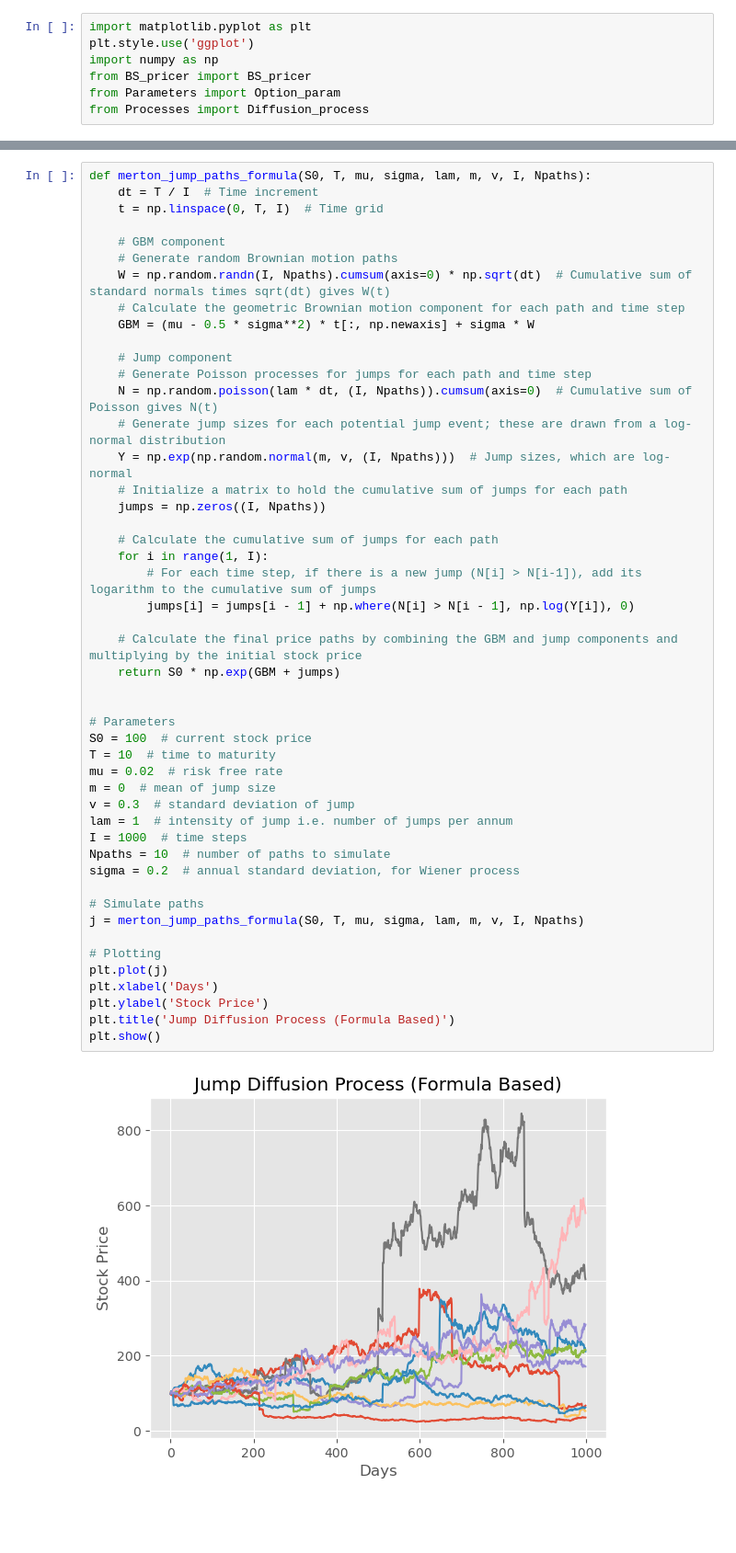
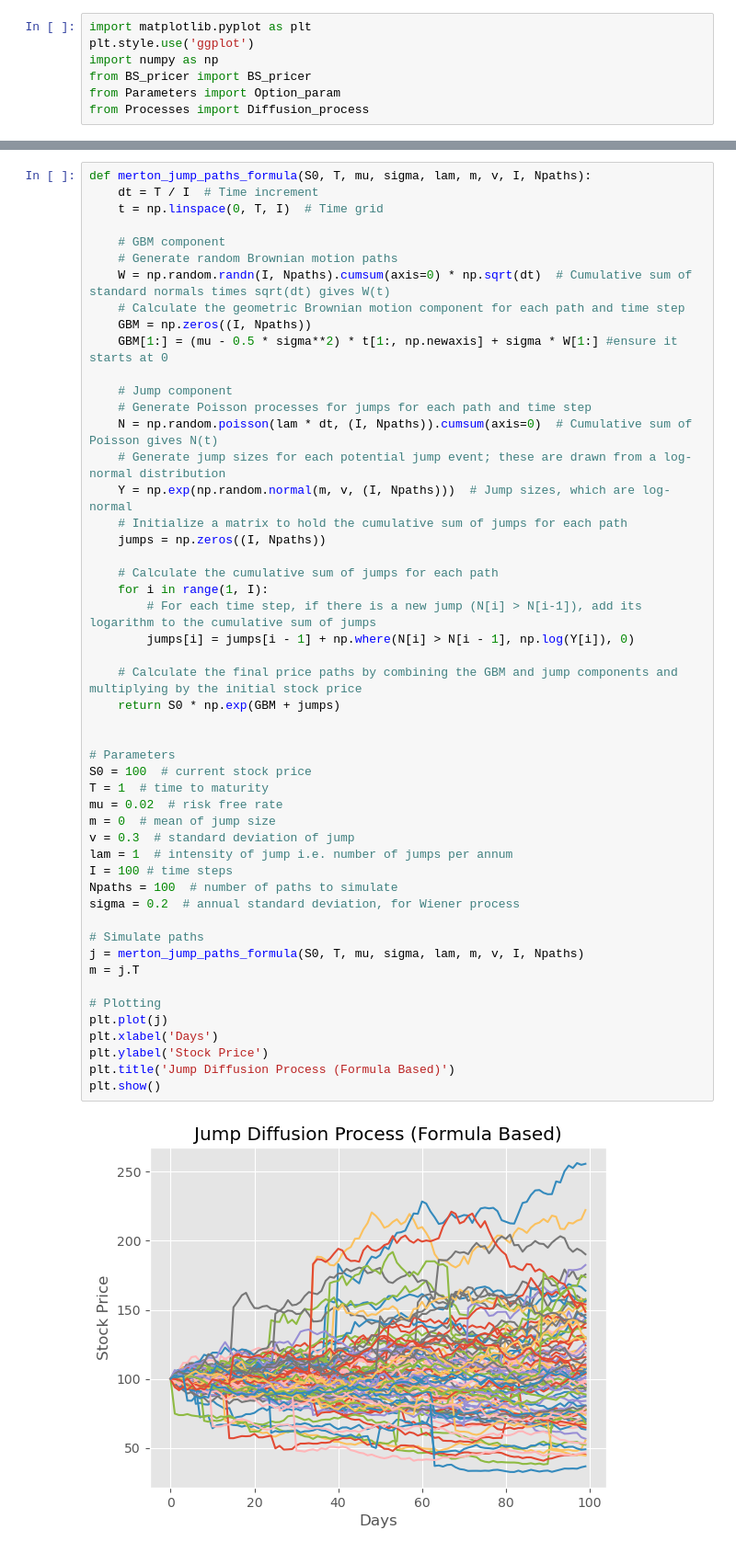
Before and after one commit to lxg969/Monte-Carlo-Seminar1, a Jupyter notebook: idk.ipynb, the cells around one changed output, grey strips where cells are left out. Shown at 92% size. Saved outputs shown, nothing was run; the diff lists cells and outputs as text; blank space fills up the shorter version.

```diff
--- a/idk.ipynb
+++ b/idk.ipynb
@@ -20,7 +20,8 @@ def merton_jump_paths_formula(S0, T, mu, sigma, lam, m, v, I, Npaths):
     # Generate random Brownian motion paths
     W = np.random.randn(I, Npaths).cumsum(axis=0) * np.sqrt(dt)  # Cumulative sum of standard normals times sqrt(dt) gives W(t)
     # Calculate the geometric Brownian motion component for each path and time step
-    GBM = (mu - 0.5 * sigma**2) * t[:, np.newaxis] + sigma * W
+    GBM = np.zeros((I, Npaths))
+    GBM[1:] = (mu - 0.5 * sigma**2) * t[1:, np.newaxis] + sigma * W[1:] #ensure it starts at 0
 
     # Jump component
     # Generate Poisson processes for jumps for each path and time step
@@ -30,34 +31,35 @@ def merton_jump_paths_formula(S0, T, mu, sigma, lam, m, v, I, Npaths):
     # Initialize a matrix to hold the cumulative sum of jumps for each path
     jumps = np.zeros((I, Npaths))
 
     # Calculate the cumulative sum of jumps for each path
     for i in range(1, I):
         # For each time step, if there is a new jump (N[i] > N[i-1]), add its logarithm to the cumulative sum of jumps
         jumps[i] = jumps[i - 1] + np.where(N[i] > N[i - 1], np.log(Y[i]), 0)
 
     # Calculate the final price paths by combining the GBM and jump components and multiplying by the initial stock price
     return S0 * np.exp(GBM + jumps)
 
 
 # Parameters
 S0 = 100  # current stock price
-T = 10  # time to maturity
+T = 1  # time to maturity
 mu = 0.02  # risk free rate
 m = 0  # mean of jump size
 v = 0.3  # standard deviation of jump
 lam = 1  # intensity of jump i.e. number of jumps per annum
-I = 1000  # time steps
-Npaths = 10  # number of paths to simulate
+I = 100 # time steps
+Npaths = 100  # number of paths to simulate
 sigma = 0.2  # annual standard deviation, for Wiener process
 
 # Simulate paths
 j = merton_jump_paths_formula(S0, T, mu, sigma, lam, m, v, I, Npaths)
+m = j.T
 
 # Plotting
 plt.plot(j)
 plt.xlabel('Days')
 plt.ylabel('Stock Price')
 plt.title('Jump Diffusion Process (Formula Based)')
 plt.show()
 # %% [output]
-[figure, old version]
+[figure, new version]
```
Also changed, not shown: parts of 9 cells of this notebook.
